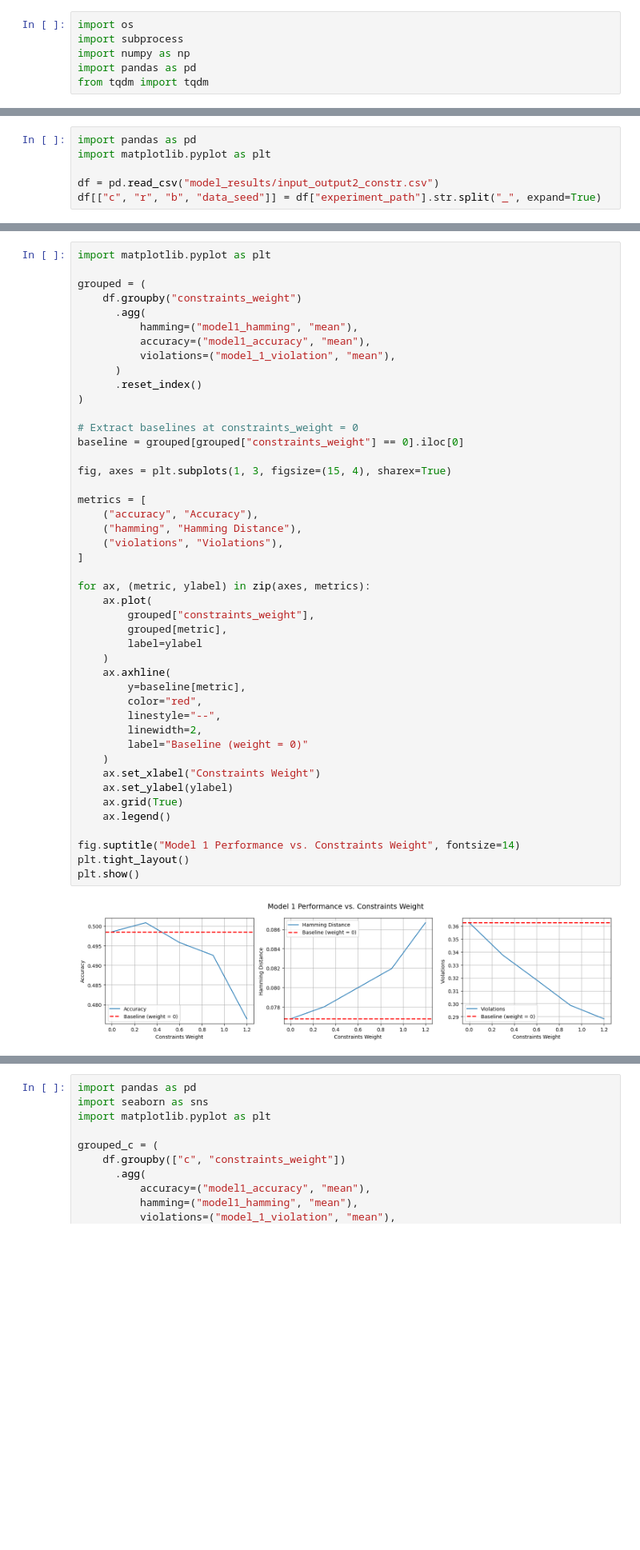
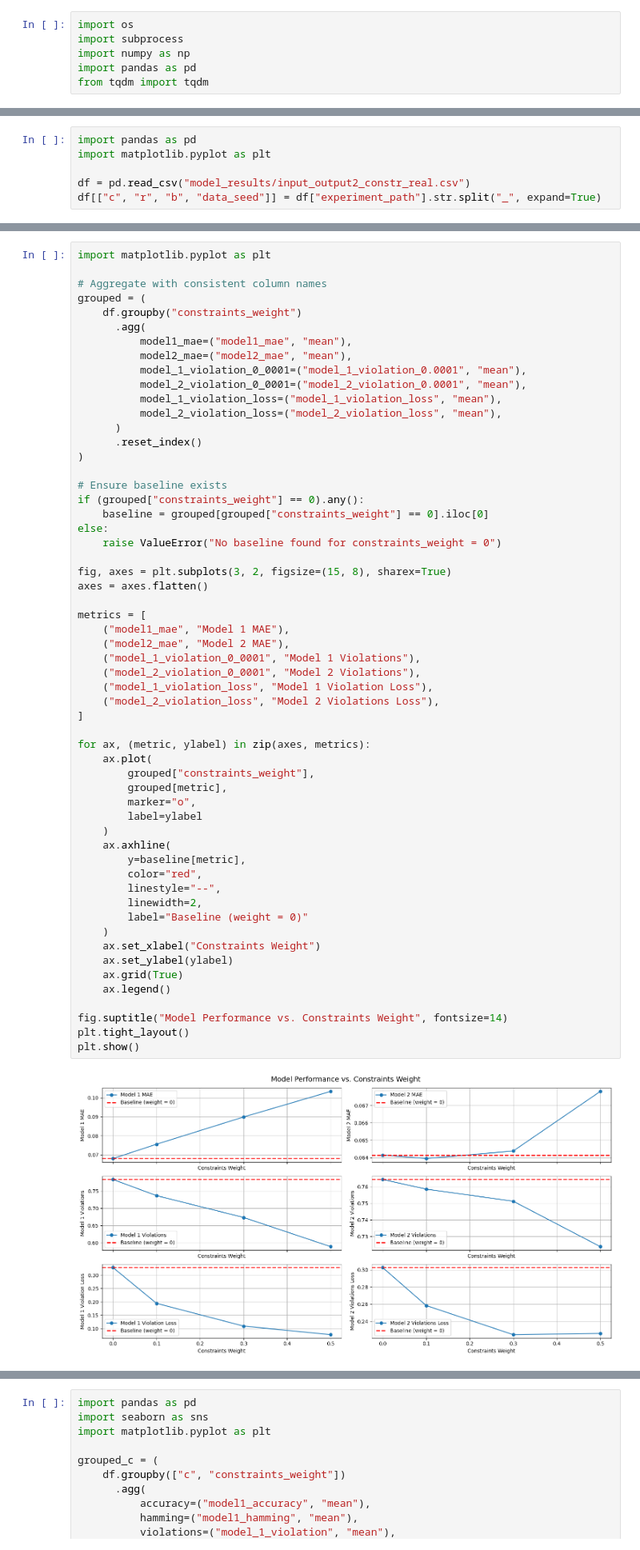
Before and after one commit to mikl123/DRL_DGM, a Jupyter notebook: neuro_symbolic_approaches_test.ipynb, the cells around one changed output, grey strips where cells are left out. Shown at 80% size. Saved outputs shown, nothing was run; the diff lists cells and outputs as text; blank space fills up the shorter version.

Commit message:
Added real generator

```diff
--- a/neuro_symbolic_approaches_test.ipynb
+++ b/neuro_symbolic_approaches_test.ipynb
@@ -275,5 +42,5 @@ Appended new results to 'model_results/input_output2_constr.csv'.
 import pandas as pd
 import matplotlib.pyplot as plt
 
-df = pd.read_csv("model_results/input_output2_constr.csv")
+df = pd.read_csv("model_results/input_output2_constr_real.csv")
 df[["c", "r", "b", "data_seed"]] = df["experiment_path"].str.split("_", expand=True)
@@ -385,47 +67,59 @@ plt.show()
 # %%
 import matplotlib.pyplot as plt
 
+# Aggregate with consistent column names
 grouped = (
     df.groupby("constraints_weight")
       .agg(
-          hamming=("model1_hamming", "mean"),
-          accuracy=("model1_accuracy", "mean"),
-          violations=("model_1_violation", "mean"),
+          model1_mae=("model1_mae", "mean"),
+          model2_mae=("model2_mae", "mean"),
+          model_1_violation_0_0001=("model_1_violation_0.0001", "mean"),
+          model_2_violation_0_0001=("model_2_violation_0.0001", "mean"),
+          model_1_violation_loss=("model_1_violation_loss", "mean"),
+          model_2_violation_loss=("model_2_violation_loss", "mean"),
       )
       .reset_index()
 )
 
-# Extract baselines at constraints_weight = 0
-baseline = grouped[grouped["constraints_weight"] == 0].iloc[0]
+# Ensure baseline exists
+if (grouped["constraints_weight"] == 0).any():
+    baseline = grouped[grouped["constraints_weight"] == 0].iloc[0]
+else:
+    raise ValueError("No baseline found for constraints_weight = 0")
 
-fig, axes = plt.subplots(1, 3, figsize=(15, 4), sharex=True)
+fig, axes = plt.subplots(3, 2, figsize=(15, 8), sharex=True)
+axes = axes.flatten()
 
 metrics = [
-    ("accuracy", "Accuracy"),
-    ("hamming", "Hamming Distance"),
-    ("violations", "Violations"),
+    ("model1_mae", "Model 1 MAE"),
+    ("model2_mae", "Model 2 MAE"),
+    ("model_1_violation_0_0001", "Model 1 Violations"),
+    ("model_2_violation_0_0001", "Model 2 Violations"),
+    ("model_1_violation_loss", "Model 1 Violation Loss"),
+    ("model_2_violation_loss", "Model 2 Violations Loss"),
 ]
 
 for ax, (metric, ylabel) in zip(axes, metrics):
     ax.plot(
         grouped["constraints_weight"],
         grouped[metric],
+        marker="o",
         label=ylabel
     )
     ax.axhline(
         y=baseline[metric],
         color="red",
         linestyle="--",
         linewidth=2,
         label="Baseline (weight = 0)"
     )
     ax.set_xlabel("Constraints Weight")
     ax.set_ylabel(ylabel)
     ax.grid(True)
     ax.legend()
 
-fig.suptitle("Model 1 Performance vs. Constraints Weight", fontsize=14)
+fig.suptitle("Model Performance vs. Constraints Weight", fontsize=14)
 plt.tight_layout()
 plt.show()
 # %% [output]
-[figure, old version]
+[figure, new version]
```
Also changed, not shown: parts of 23 cells of this notebook, 26 other files.
